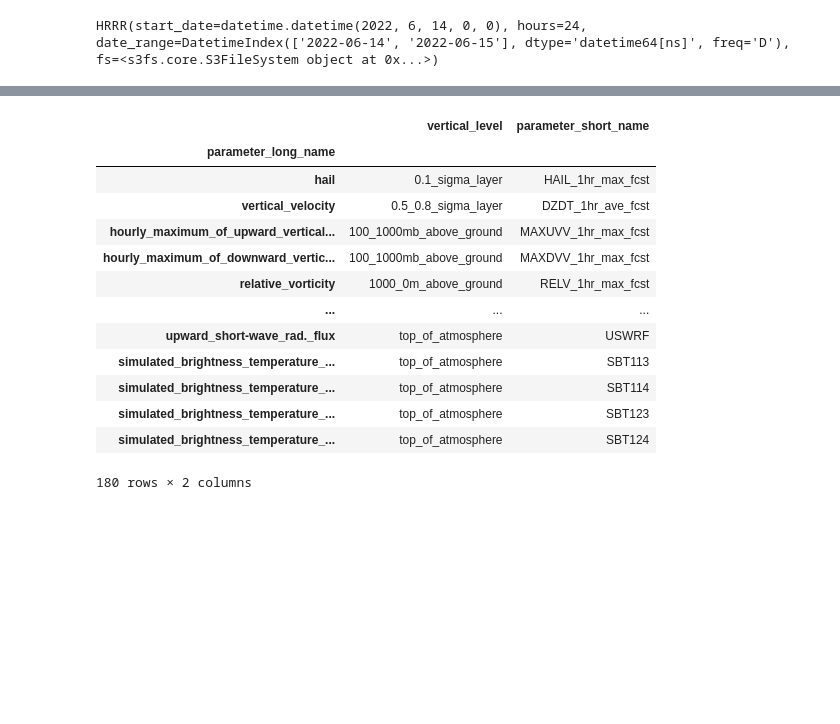
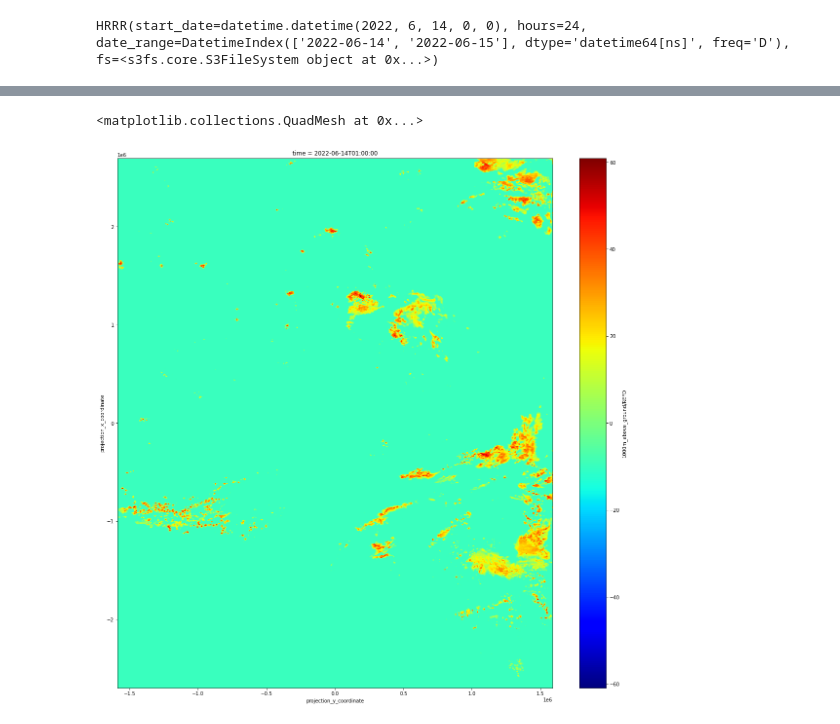
Before and after one commit to leaver2000/griblib, a Jupyter notebook: notebooks/zarr-hrrr.ipynb, the cells around one changed output, grey strips where cells are left out. Cells and saved outputs as stored; diff of their text form; code cells hidden in the pictures; blank space fills up the shorter version.

```diff
--- a/notebooks/zarr-hrrr.ipynb
+++ b/notebooks/zarr-hrrr.ipynb
@@ -8,3 +8,6 @@ hrrr = load_hrrr(datetime(2022, 6, 14), 24)
 hrrr
 # %% [output]
 HRRR(start_date=datetime.datetime(2022, 6, 14, 0, 0), hours=24, date_range=DatetimeIndex(['2022-06-14', '2022-06-15'], dtype='datetime64[ns]', freq='D'), fs=<s3fs.core.S3FileSystem object at 0x...>)
+# %%
+refd = hrrr.surface.forecast.reflectivity()["REFD"]
+refd
@@ -11,23 +41,16 @@ HRRR(start_date=datetime.datetime(2022, 6, 14, 0, 0), hours=24, date_range=Datet
+# %%
+import matplotlib.pyplot as plt
+
+refd[0][0].T.plot(figsize=(20, 20), cmap=plt.get_cmap("jet"))
+# %% [output]
+<matplotlib.collections.QuadMesh at 0x...>
+[figure, added]
 # %%
 # parameter_long_name: defines the method name
 # vertical_level: is an argument passed into the method
 # parameter_short_name: is used internally to retrive and index the data
-hrrr.surface
+hrrr.surface.table.loc["reflectivity", "vertical_level"].tolist()
+# (hrrr.surface.table == "Reflectivity").any()
-# %% [output]
-|  | vertical_level | parameter_short_name |
-| parameter_long_name |  |  |
-| hail | 0.1_sigma_layer | HAIL_1hr_max_fcst |
-| vertical_velocity | 0.5_0.8_sigma_layer | DZDT_1hr_ave_fcst |
-| hourly_maximum_of_upward_vertical... | 100_1000mb_above_ground | MAXUVV_1hr_max_fcst |
-| hourly_maximum_of_downward_vertic... | 100_1000mb_above_ground | MAXDVV_1hr_max_fcst |
-| relative_vorticity | 1000_0m_above_ground | RELV_1hr_max_fcst |
-| ... | ... | ... |
-| upward_short-wave_rad._flux | top_of_atmosphere | USWRF |
-| simulated_brightness_temperature_... | top_of_atmosphere | SBT113 |
-| simulated_brightness_temperature_... | top_of_atmosphere | SBT114 |
-| simulated_brightness_temperature_... | top_of_atmosphere | SBT123 |
-| simulated_brightness_temperature_... | top_of_atmosphere | SBT124 |
-180 rows × 2 columns
 # %%
 # each long_name method has a default vertical_level set
 hail = hrrr.surface.forecast.hail()
```
Also changed, not shown: parts of 6 cells of this notebook, 7 other files.
